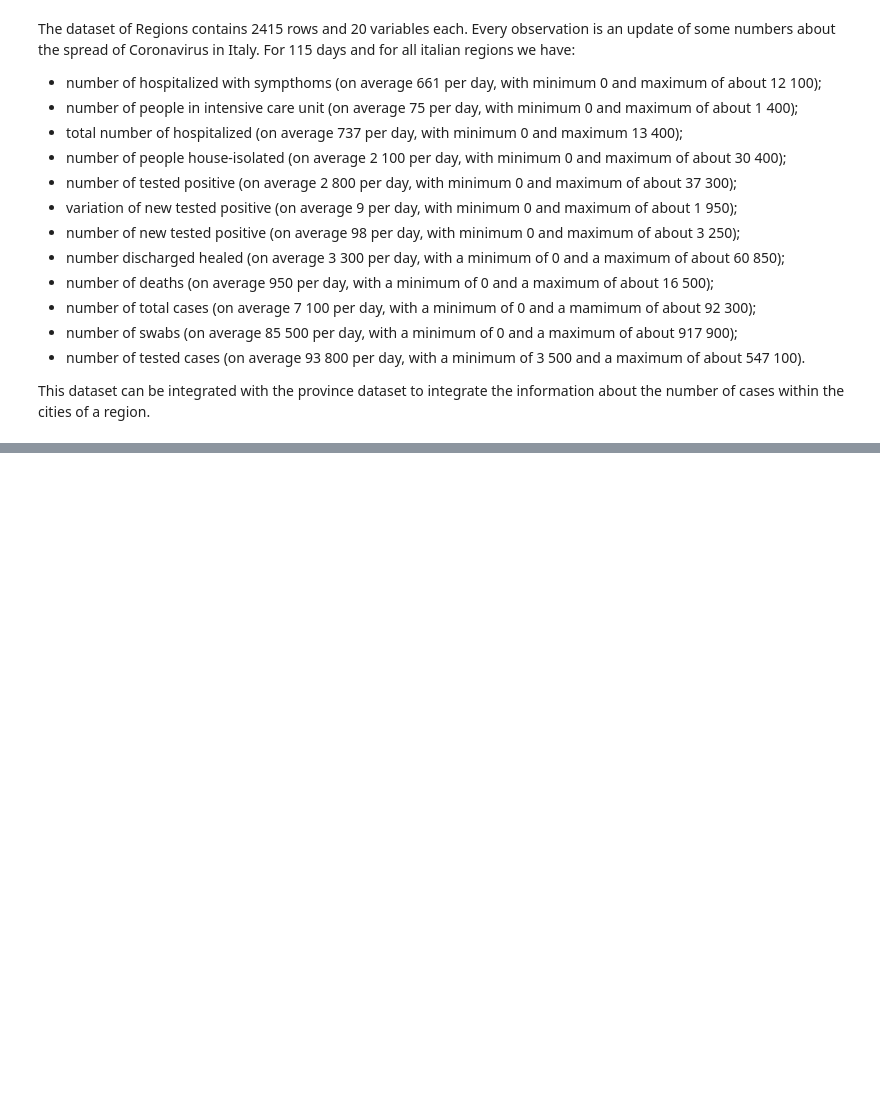
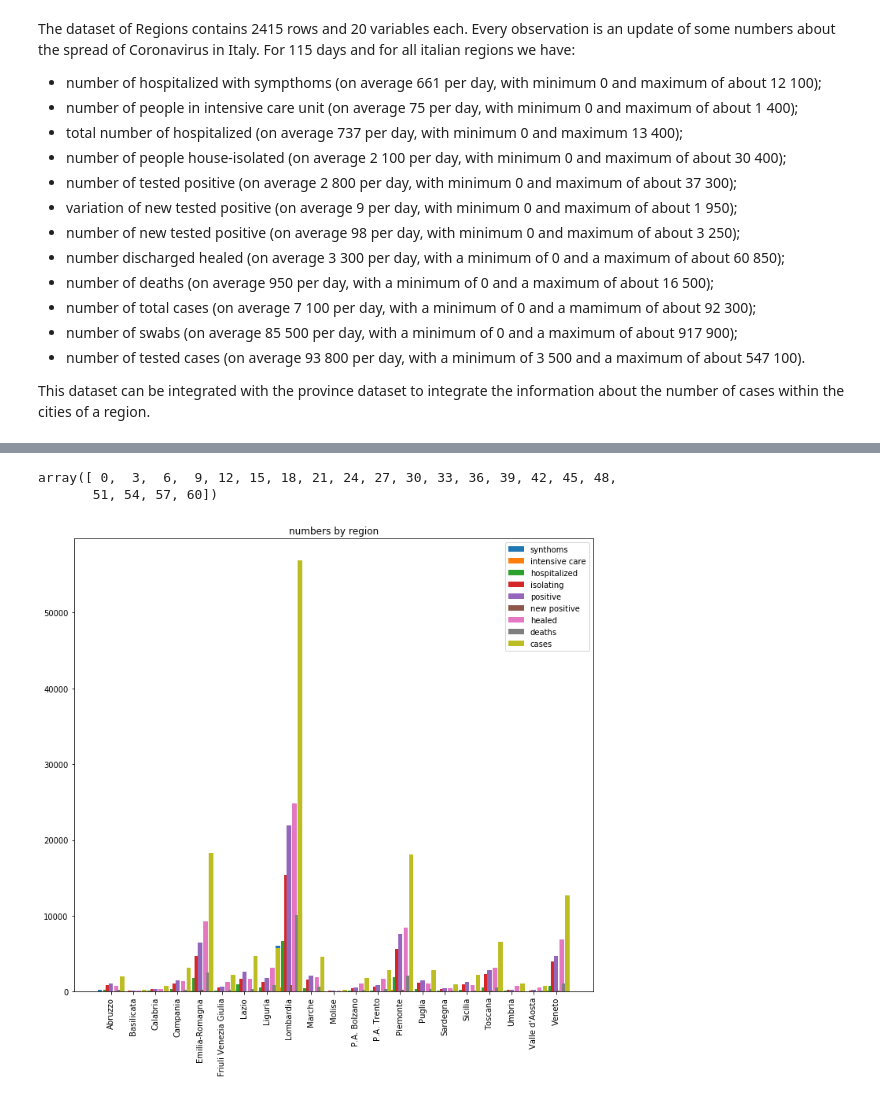
Before and after one commit to fedepiro96/APAD-project, a Jupyter notebook: benci-pirona.ipynb, the cells around one changed output, grey strips where cells are left out. Saved outputs shown, nothing was run; the diff lists cells and outputs as text; code cells hidden in the pictures; blank space fills up the shorter version.

```diff
--- a/benci-pirona.ipynb
+++ b/benci-pirona.ipynb
@@ -210,0 +287,6 @@ This dataset can be integrated with the province dataset to integrate the inform
+# %%
+df = region.groupby('denominazione_regione')['ricoverati_con_sintomi', 'terapia_intensiva',
+       'totale_ospedalizzati', 'isolamento_domiciliare', 'totale_positivi',
+       'variazione_totale_positivi', 'nuovi_positivi', 'dimessi_guariti',
+       'deceduti', 'totale_casi', 'tamponi', 'casi_testati'].mean()
+df
@@ -210,0 +332,33 @@ This dataset can be integrated with the province dataset to integrate the inform
+# %%
+np.arange(0, 21*3, step = 3)
+# %% [output]
+array([ 0,  3,  6,  9, 12, 15, 18, 21, 24, 27, 30, 33, 36, 39, 42, 45, 48,
+       51, 54, 57, 60])
+# %%
+labels = df.index
+
+x = np.arange(0, 21*4, step = 4)  # the label locations
+width =  0 # the width of the bars
+
+fig, ax = plt.subplots(figsize=(10,10))
+
+ax.bar(x-2, df['ricoverati_con_sintomi'], label='synthoms')
+ax.bar(x-1.5, df['terapia_intensiva'], label='intensive care')
+ax.bar(x-1, df['totale_ospedalizzati'], label='hospitalized')
+ax.bar(x-0.5, df['isolamento_domiciliare'], label='isolating')
+ax.bar(x, df['totale_positivi'], label='positive')
+ax.bar(x+0.5, df['nuovi_positivi'], label='new positive')
+ax.bar(x+1, df['dimessi_guariti'], label='healed')
+ax.bar(x+1.5, df['deceduti'], label='deaths')
+ax.bar(x+2, df['totale_casi'], label='cases')
+
+# Add some text for labels, title and custom x-axis tick labels, etc.
+ax.set_title('numbers by region')
+ax.set_xticks(x)
+ax.set_xticklabels(labels, rotation=90)
+ax.legend()
+
+fig.tight_layout()
+plt.show();
+# %% [output]
+[figure, added]
```
Also changed, not shown: parts of 26 cells of this notebook.
